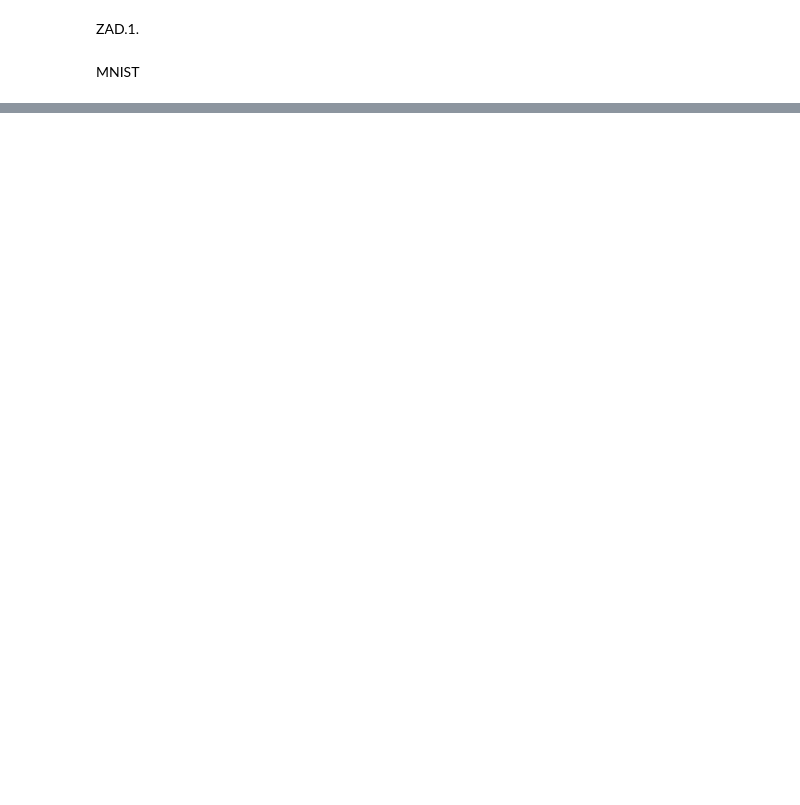
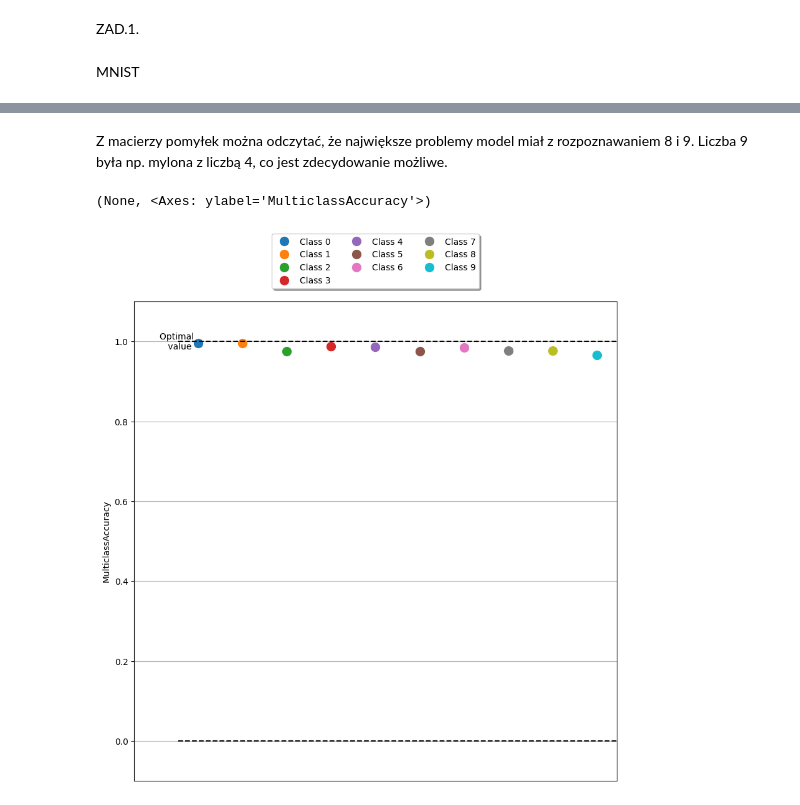
Before and after one commit to MichaelAngeloTheFirst/annlabs, a Jupyter notebook: ssn1/lab1.ipynb, the cells around one changed output, grey strips where cells are left out. Cells and saved outputs as stored; diff of their text form; code cells hidden in the pictures; blank space fills up the shorter version.

```diff
--- a/ssn1/lab1.ipynb
+++ b/ssn1/lab1.ipynb
@@ -221,0 +289,10 @@ print()
+# %% [markdown]
+Z macierzy pomyłek można odczytać, że największe problemy model miał z rozpoznawaniem 8 i 9. Liczba 9 była np. mylona z liczbą 4, co jest zdecydowanie możliwe.
+# %%
+fig = plt.figure(figsize=(10, 10))
+ax = fig.gca()
+
+mca.plot(ax=ax)
+# %% [output]
+(None, <Axes: ylabel='MulticlassAccuracy'>)
+[figure, added]
```
Also changed, not shown: parts of 62 cells of this notebook, 2 other files.
